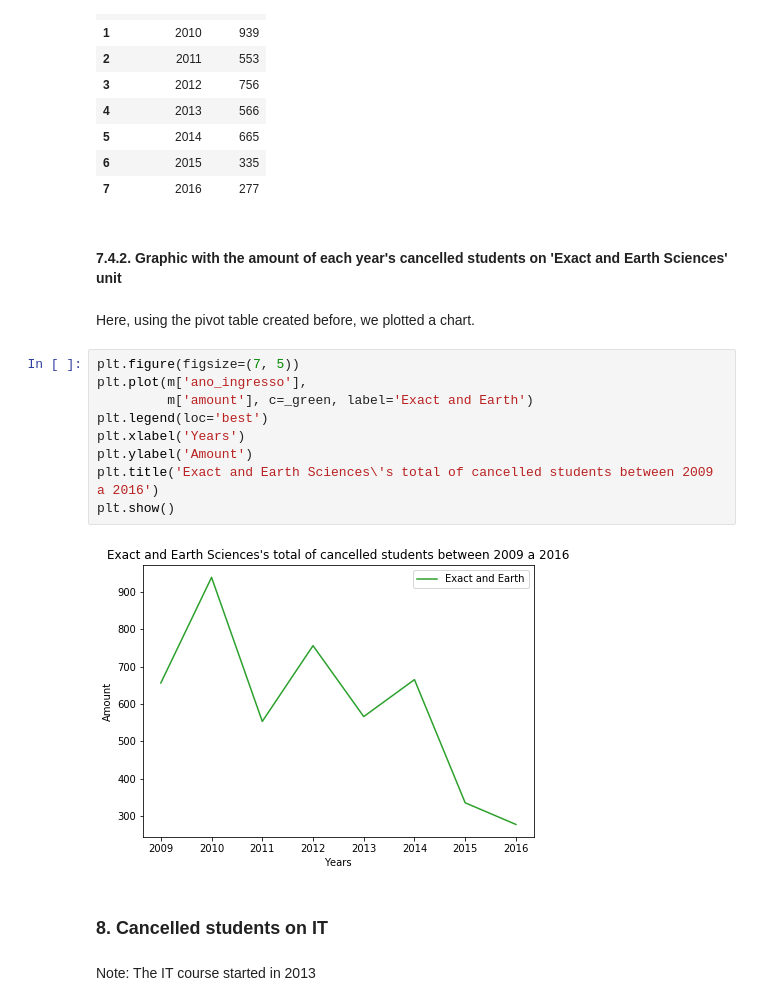
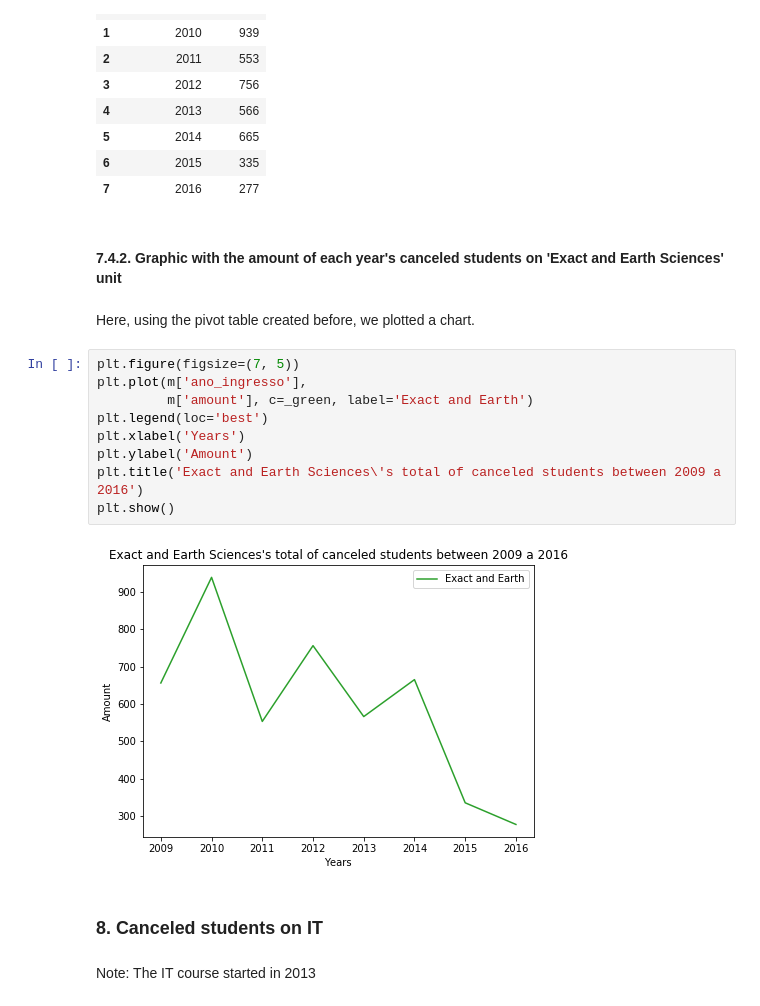
Before and after one commit to bigodel/UFRN-course-analysis, a Jupyter notebook: course_analysis.ipynb, the cells around one changed output. Saved outputs shown, nothing was run; the diff lists cells and outputs as text.

```diff
--- a/course_analysis.ipynb
+++ b/course_analysis.ipynb
@@ -384,22 +383,22 @@ m
 | 6 | 2015 | 335 |
 | 7 | 2016 | 277 |
 # %% [markdown]
-#### 7.4.2. Graphic with the amount of each year's cancelled students on 'Exact and Earth Sciences' unit ####
+#### 7.4.2. Graphic with the amount of each year's canceled students on 'Exact and Earth Sciences' unit ####
 # %% [markdown]
 Here, using the pivot table created before, we plotted a chart.
 # %%
 plt.figure(figsize=(7, 5))
 plt.plot(m['ano_ingresso'],
          m['amount'], c=_green, label='Exact and Earth')
 plt.legend(loc='best')
 plt.xlabel('Years')
 plt.ylabel('Amount')
-plt.title('Exact and Earth Sciences\'s total of cancelled students between 2009 a 2016')
+plt.title('Exact and Earth Sciences\'s total of canceled students between 2009 a 2016')
 plt.show()
 # %% [output]
-[figure, old version]
+[figure, new version]
 # %% [markdown]
-### 8. Cancelled students on IT ##
+### 8. Canceled students on IT ##
 # %% [markdown]
 Note: The IT course started in 2013
 # %% [markdown]
```
Also changed, not shown: parts of 26 cells of this notebook.
